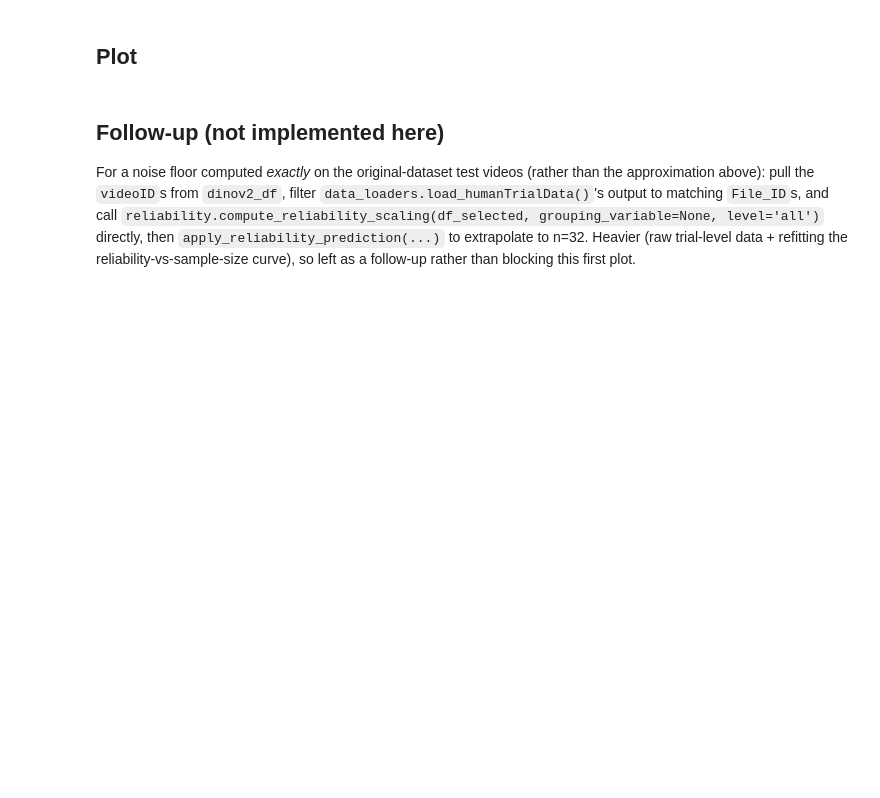
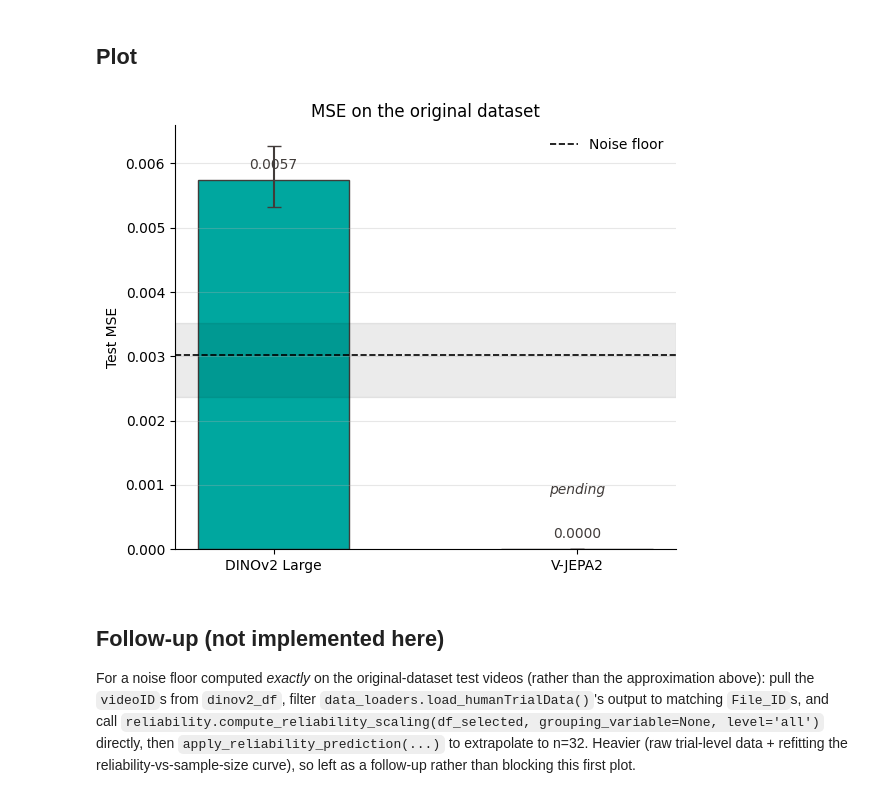
Before and after one commit to aishamasmoudi/master_thesis, a Jupyter notebook: plot_original_dataset_mse.ipynb, the cells around one changed output. Saved outputs shown, nothing was run; the diff lists cells and outputs as text; code cells hidden in the pictures; blank space fills up the shorter version.

```diff
--- a/plot_original_dataset_mse.ipynb
+++ b/plot_original_dataset_mse.ipynb
@@ -107,51 +117,44 @@ print(f"Noise floor (MSE): {noise_floor_mean:.4f}  [{noise_floor_low:.4f}, {nois
 ## Plot
 # %%
 DARK = "#413C3A"
-DINOV2_COLOR = "#00A79F"   # turquoise, matches DINOv2 in the presentation
-VJEPA2_COLOR = "#1F3A5F"   # dark blue, matches V-JEPA2 in the presentation
+TEAL = "#00A79F"
 PLACEHOLDER_GRAY = "#CAC7C7"
 
-MODEL_COLORS = {"DINOv2 Large": DINOV2_COLOR, "V-JEPA2": VJEPA2_COLOR}
-
-fig, ax = plt.subplots(figsize=(5, 5))
+fig, ax = plt.subplots(figsize=(6, 5))
 
 x = np.arange(len(MODEL_LABELS))
 means = [results[label][0] for label in MODEL_LABELS]
 err_low = [results[label][0] - results[label][1] for label in MODEL_LABELS]
 err_high = [results[label][2] - results[label][0] for label in MODEL_LABELS]
 
-for xi, label in zip(x, MODEL_LABELS):
-    is_placeholder = (label == "V-JEPA2") and (VJEPA2_PREDS_CSV is None)
-    color = PLACEHOLDER_GRAY if is_placeholder else MODEL_COLORS[label]
-    m = results[label][0]
-    lo = m - results[label][1]
-    hi = results[label][2] - m
+colors = [TEAL if VJEPA2_PREDS_CSV is not None or label != "V-JEPA2" else PLACEHOLDER_GRAY for label in MODEL_LABELS]
 
-    ax.errorbar(
-        [xi], [m], yerr=[[lo], [hi]],
-        fmt="o", markersize=12, color=color, ecolor=color,
-        elinewidth=2, capsize=6, capthick=2,
-    )
-    ax.text(xi + 0.12, m, f"{m:.4f}", ha="left", va="center", fontsize=10, color=DARK)
-    if is_placeholder:
-        ax.text(xi, m - max(means + [noise_floor_mean]) * 0.08, "pending", ha="center", fontsize=9, style="italic", color=DARK)
+bars = ax.bar(x, means, width=0.5, color=colors, edgecolor=DARK, linewidth=1.0)
+ax.errorbar(x, means, yerr=[err_low, err_high], fmt="none", ecolor=DARK, capsize=5, linewidth=1.5)
+
+for xi, m in zip(x, means):
+    ax.text(xi, m + max(means + [noise_floor_mean]) * 0.03, f"{m:.4f}", ha="center", fontsize=10, color=DARK)
+
+if VJEPA2_PREDS_CSV is None:
+    ax.text(1, max(means + [noise_floor_mean]) * 0.15, "pending", ha="center", fontsize=10, style="italic", color=DARK)
 
 ax.axhline(noise_floor_mean, color="black", linestyle="--", linewidth=1.2, label="Noise floor")
 ax.axhspan(noise_floor_low, noise_floor_high, color="black", alpha=0.08)
 
-ax.set_xlim(-0.5, len(MODEL_LABELS) - 0.5)
 ax.set_xticks(x)
 ax.set_xticklabels(MODEL_LABELS)
 ax.set_ylabel("Test MSE")
 ax.set_title("MSE on the original dataset")
 ax.legend(frameon=False)
 ax.spines["top"].set_visible(False)
 ax.spines["right"].set_visible(False)
 ax.grid(axis="y", alpha=0.3)
 
 fig.tight_layout()
 fig.savefig("original_dataset_mse_plot.png", dpi=150)
 plt.show()
+# %% [output]
+[figure, added]
 # %% [markdown]
 ## Follow-up (not implemented here)
 
```
Also changed, not shown: parts of 2 cells of this notebook.
